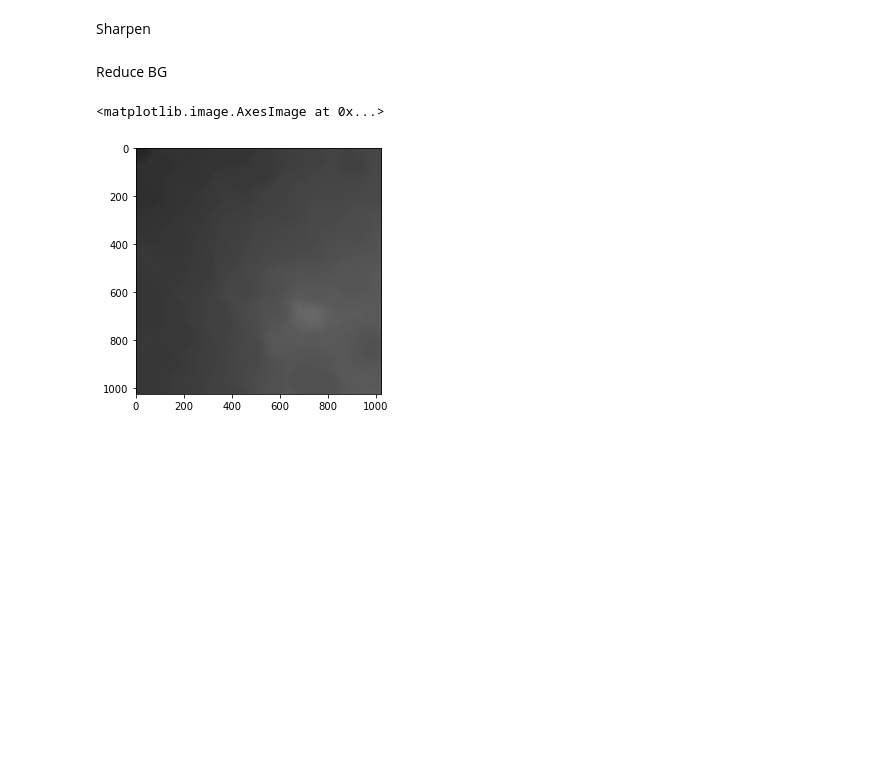
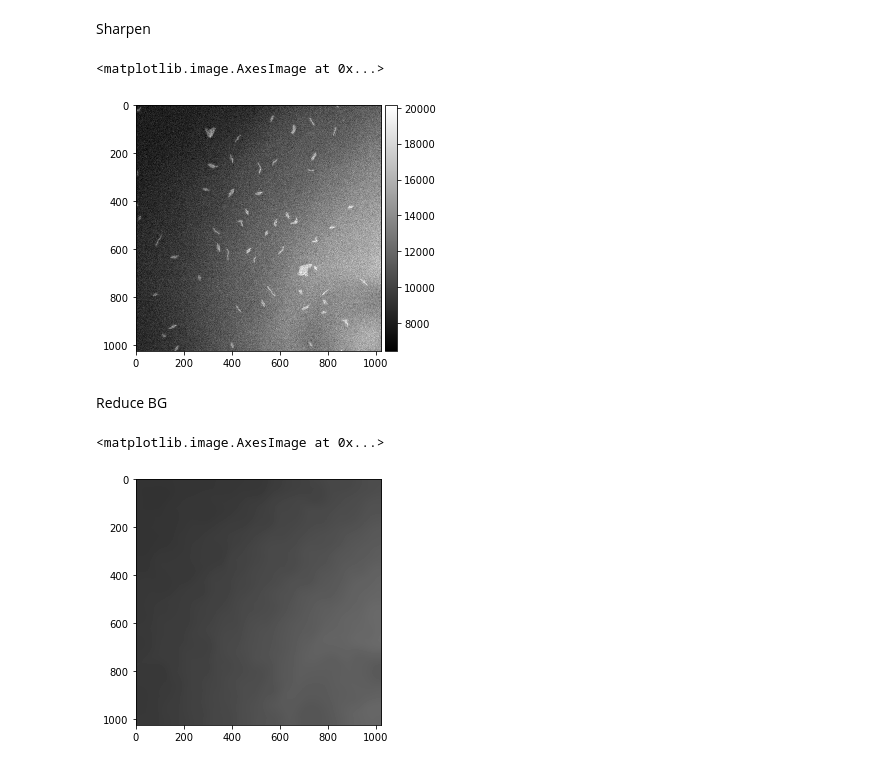
Before and after one commit to ZiyangCh3n/Pilus_Sensing, a Jupyter notebook: temp.ipynb, the cells around one changed output. Saved outputs shown, nothing was run; the diff lists cells and outputs as text; code cells hidden in the pictures; blank space fills up the shorter version.

```diff
--- a/temp.ipynb
+++ b/temp.ipynb
@@ -7,44 +6,7 @@ import cv2
 # %%
 # DATA_DIR = r'D:\Researchdata\031722'
-DATA_DIR = r'D:\Researchdata\ZY1'
+# DATA_DIR = './ZY1/'
+DATA_DIR = r'C:\Users\chen2\Documents\Research Project\ZY1'
-# %%
-def FindMask(raw_img, paras_sharp, paras_rb, paras_hys, paras_hat):
-    sharpen_img = filters.unsharp_mask(raw_img,
-                                        radius = paras_sharp[0],
-                                        amount = paras_sharp[1],
-                                        preserve_range = True)
-    bg = restoration.rolling_ball(sharpen_img, radius = paras_rb)
-    bg_reduced_img = sharpen_img - bg
-    thresh = filters.threshold_otsu(bg_reduced_img)
-    otsu_img = (bg_reduced_img > thresh)
-    low = thresh * paras_hys
-    high = thresh
-    # lowt = (bg_reduced_img >= low).astype(int)
-    # hight = (bg_reduced_img >= high).astype(int)
-    hyst_img = filters.apply_hysteresis_threshold(bg_reduced_img, low, high).astype(int)
-    footprint = morphology.disk(paras_hat)
-    res = morphology.white_tophat(hyst_img, footprint)
-    res_img = hyst_img - res.astype(int)
-
-    fig, ax = plt.subplots(nrows = 2, ncols = 3, figsize = (15, 15))
-    ax[0, 0].imshow(raw_img, cmap = 'gray')
-    ax[0, 0].set_title('Raw')
-    ax[0, 1].imshow(sharpen_img, cmap = 'gray')
-    ax[0, 1].set_title('Sharpened')
-    ax[0, 2].imshow(bg_reduced_img, cmap = 'gray')
-    ax[0, 2].set_title('BG reduced')
-    ax[1, 0].imshow(otsu_img, cmap = 'gray')
-    ax[1, 0].set_title('OTSU')
-    ax[1, 1].imshow(hyst_img, cmap = 'gray')
-    ax[1, 1].set_title('Hysteresis')
-    ax[1, 2].imshow(res_img, cmap = 'gray')
-    ax[1, 2].set_title('Tophat')
-
-    for a in ax.ravel():
-        a.axis('off')
-
-    plt.tight_layout()
-    plt.show()
 # %%
 for parent, dir, file in os.walk(DATA_DIR):
     if( 'tiff' in parent):
@@ -58,9 +20,12 @@ for parent, dir, file in os.walk(DATA_DIR):
 # %% [markdown]
 Sharpen
 # %%
-raw_img = raw_stack[20, ...,2]
+raw_img = raw_stack[2, ...,2]
 img = filters.unsharp_mask(raw_img, radius=10, amount=2, preserve_range=True)
-# io.imshow(img, cmap = 'gray')
+io.imshow(img, cmap = 'gray')
+# %% [output]
+<matplotlib.image.AxesImage at 0x...>
+[figure, added]
 # %% [markdown]
 Reduce BG
 # %%
```
Also changed, not shown: parts of 2 cells of this notebook, 2 other files.
